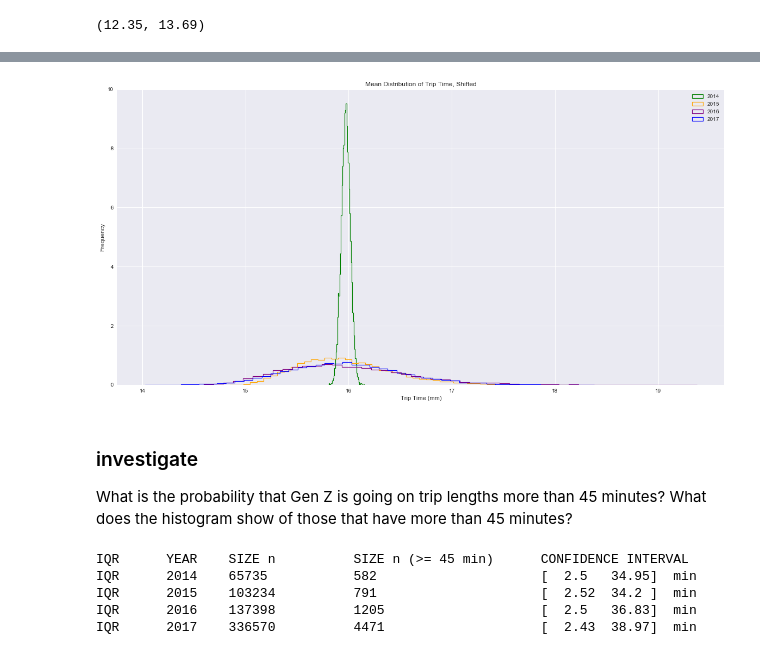
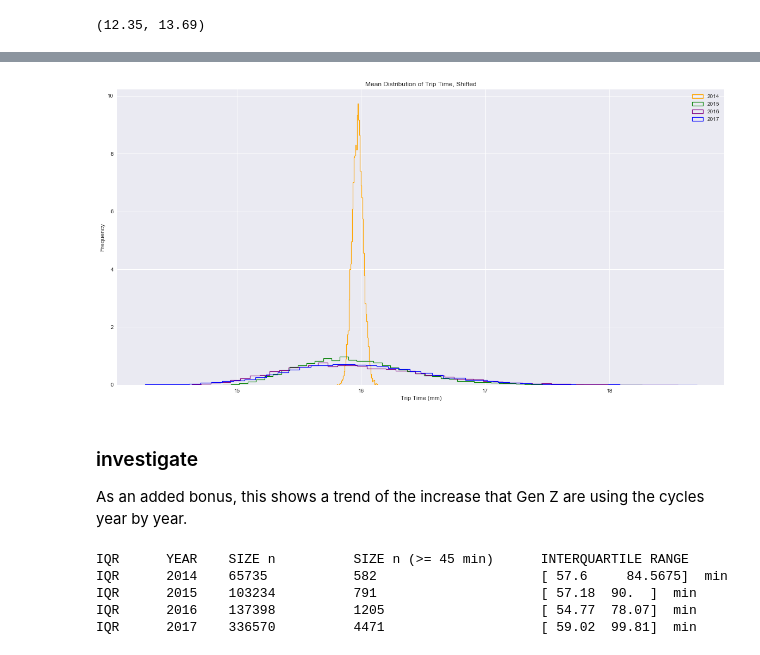
Before and after one commit to advanit/sb-capstone1, a Jupyter notebook: final_code.ipynb, the cells around one changed output, grey strips where cells are left out. Saved outputs shown, nothing was run; the diff lists cells and outputs as text; code cells hidden in the pictures.

```diff
--- a/final_code.ipynb
+++ b/final_code.ipynb
@@ -180,11 +169,12 @@ plt.ylabel('Count')
 # %%
 # Frequency by Length, Year
+# each bin = 5 min
 for year in dfk['opyear'].unique():
     a = dfk[dfk.opyear == year]
     b = a.loc[(a.tripduration <= 60)][['tripduration']]
-    b.hist(bins=30, histtype='bar', edgecolor='black', linewidth=1.2, align='mid', figsize=(20,5))
-    plt.ylim([0,250000])
+    b.hist(bins=12, histtype='bar', edgecolor='black', linewidth=1.2, align='mid', figsize=(20,5))
     plt.title('Frequency of Trip Length, %i' %year)
     plt.xlabel('Length')
+    plt.ylim([0,500000])
     plt.ylabel('Count')
 # %% [output]
@@ -221,10 +211,8 @@ for year in dfn['opyear'].unique():
     b = a.loc[(a.tripduration <= 60)][['tripduration']]
     mu = np.mean(b)
     sigma = np.std(b)
-    b.hist(bins=30, histtype='bar', edgecolor='black', linewidth=1.2, align='mid', figsize=(20,5))
-    textstr = '$\mu=%.2f$\n$\sigma=%.2f$'%(mu, sigma)
-    ax.text(60, 10000, textstr, transform=ax.transAxes, fontsize=10, verticalalignment='top', bbox=props)
-    plt.ylim([0,20000])
+    b.hist(bins=12, histtype='bar', edgecolor='black', linewidth=1.2, align='mid', figsize=(20,5))
+    plt.ylim([0,40000])
     plt.title('Customers: Frequency of Trip Length, %i' %year)
     plt.xlabel('Length')
     plt.ylabel('Count')
@@ -252,8 +240,8 @@ plt.show()
 for year in dfk['opyear'].unique():
     a = dfk[(dfk.opyear == year) & (dfk.gender==2)]
     b = a.loc[(a.tripduration <= 60)][['tripduration']]
-    b.hist(bins=30, histtype='bar', edgecolor='black', linewidth=1.2, align='mid', figsize=(20,5))
-    plt.ylim([0,100000])
+    b.hist(bins=12, histtype='bar', edgecolor='black', linewidth=1.2, align='mid', figsize=(20,5))
+    plt.ylim([0,150000])
     plt.title('Females: Frequency of Trip Length, %i' %year)
     plt.xlabel('Length')
     plt.ylabel('Count')
@@ -283,8 +271,11 @@ dfy = dfk[dfk['birth year'].astype(int) >= 1990] # younger generation
 for year in dfy['opyear'].unique():
     a = dfy[(dfy.opyear == year)]
     b = a.loc[(a.tripduration <= 60)][['tripduration']]
-    b.hist(bins=30, histtype='bar', edgecolor='black', linewidth=1.2, align='mid', figsize=(20,5))
-    plt.ylim([0,50000])
+    b_mu = np.mean(b.tripduration)
+    b_sig = np.std(b.tripduration)
+    b.hist(bins=12, histtype='bar', edgecolor='black', linewidth=1.2, align='mid', figsize=(20,5))
+    plt.text(50,40000, 'Avg +/- stdev: %s +/- %s' % (round(b_mu,2), round(b_sig,2)))
+    plt.ylim([0,150000])
     plt.title('Gen Z: Frequency of Trip Length, %i:' % year)
     plt.xlabel('Length')
     plt.ylabel('Count')
@@ -654,40 +642,40 @@ print('95% confidence interval 2016 vs 2017 =', conf_int, 'min \n')
 # %%
 plt.figure(figsize=(20,10))
 
 # Make scatter plot of 1975 data
-_ = plt.hist(bs_reps_shift[0], bins=50, normed=1, histtype='step', edgecolor='green', linewidth=1.2)
-_ = plt.hist(bs_reps_shift[1], bins=50, normed=1, histtype='step', edgecolor='orange', linewidth=1.2)
+_ = plt.hist(bs_reps_shift[0], bins=50, normed=1, histtype='step', edgecolor='orange', linewidth=1.2)
+_ = plt.hist(bs_reps_shift[1], bins=50, normed=1, histtype='step', edgecolor='green', linewidth=1.2)
 _ = plt.hist(bs_reps_shift[2], bins=50, normed=1, histtype='step', edgecolor='purple', linewidth=1.2)
 _ = plt.hist(bs_reps_shift[3], bins=50, normed=1, histtype='step', edgecolor='blue', linewidth=1.2)
 
 
 # Label axes and make legend
 _ = plt.title('Mean Distribution of Trip Time, Shifted')
 _ = plt.xlabel('Trip Time (mm)')
 _ = plt.ylabel('Frequency')
 _ = plt.legend(('2014', '2015','2016','2017'), loc='upper right')
 
 # Show the plot
 plt.show()
 # %% [output]
-[figure, old version]
+[figure, new version]
-# %% [markdown]
-### investigate
-What is the probability that Gen Z is going on trip lengths more than 45 minutes?  What does the histogram show of those that have more than 45 minutes?
+# %% [markdown]
+### investigate
+As an added bonus, this shows a trend of the increase that Gen Z are using the cycles year by year.
 # %%
 dfyo = dfy[dfy.tripduration >= 45]
 
-print('IQR \t YEAR \t SIZE n \t SIZE n (>= 45 min) \t CONFIDENCE INTERVAL')
+print('IQR \t YEAR \t SIZE n \t SIZE n (>= 45 min) \t INTERQUARTILE RANGE')
 for year in dfy.opyear.unique():
     if (year == 2014):
-                print('IQR \t',year,'\t', len(dfy[dfy.opyear==year].tripduration),'\t\t', len(dfyo[dfyo['opyear']==year].tripduration),'\t\t\t',np.percentile(dfy[dfy.opyear==year].tripduration, [2.5,97.5]), ' min')
+                print('IQR \t',year,'\t', len(dfy[dfy.opyear==year].tripduration),'\t\t', len(dfyo[dfyo['opyear']==year].tripduration),'\t\t\t',np.percentile(dfyo[dfyo.opyear==year].tripduration, [50,75]), ' min')
     else:
-        print('IQR \t',year,'\t', len(dfy[dfy.opyear==year].tripduration),'\t', len(dfyo[dfyo['opyear']==year].tripduration),'\t\t\t',np.percentile(dfy[dfy.opyear==year].tripduration, [2.5,97.5]), ' min')
+        print('IQR \t',year,'\t', len(dfy[dfy.opyear==year].tripduration),'\t', len(dfyo[dfyo['opyear']==year].tripduration),'\t\t\t', np.percentile(dfyo[dfyo.opyear==year].tripduration, [50,75]), ' min')
 
 # small but worth investigating
 # %% [output]
-IQR      YEAR    SIZE n          SIZE n (>= 45 min)      CONFIDENCE INTERVAL
-IQR      2014    65735           582                     [  2.5   34.95]  min
-IQR      2015    103234          791                     [  2.52  34.2 ]  min
-IQR      2016    137398          1205                    [  2.5   36.83]  min
-IQR      2017    336570          4471                    [  2.43  38.97]  min
+IQR      YEAR    SIZE n          SIZE n (>= 45 min)      INTERQUARTILE RANGE
+IQR      2014    65735           582                     [ 57.6     84.5675]  min
+IQR      2015    103234          791                     [ 57.18  90.  ]  min
+IQR      2016    137398          1205                    [ 54.77  78.07]  min
+IQR      2017    336570          4471                    [ 59.02  99.81]  min
```
Also changed, not shown: parts of 14 cells of this notebook.
